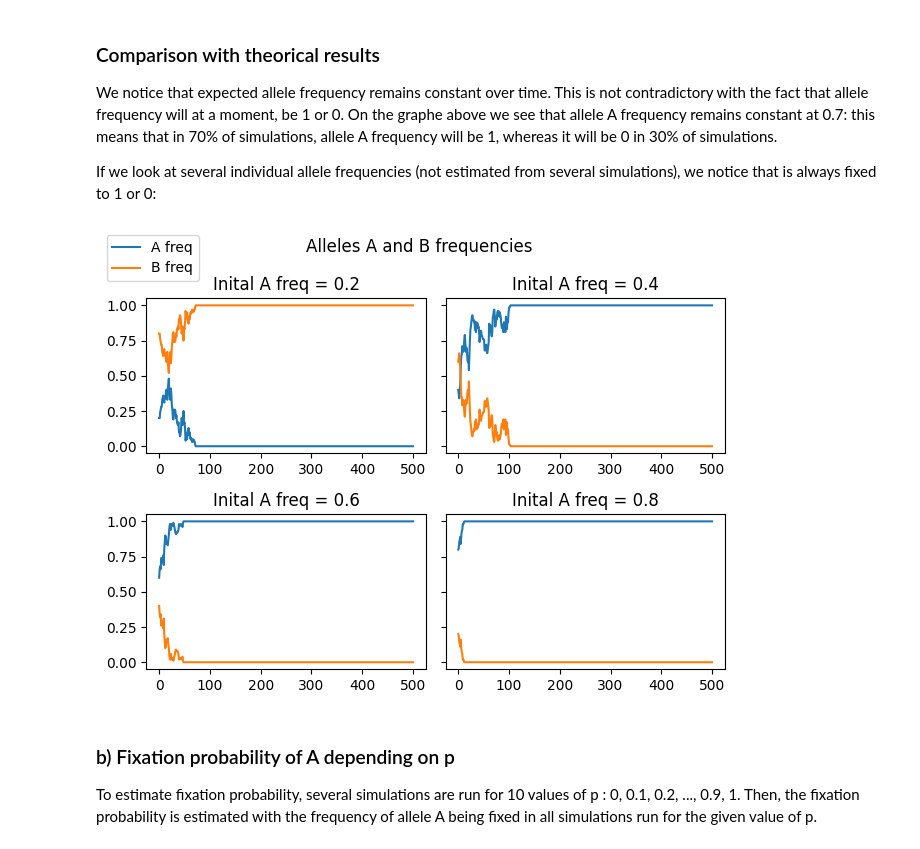
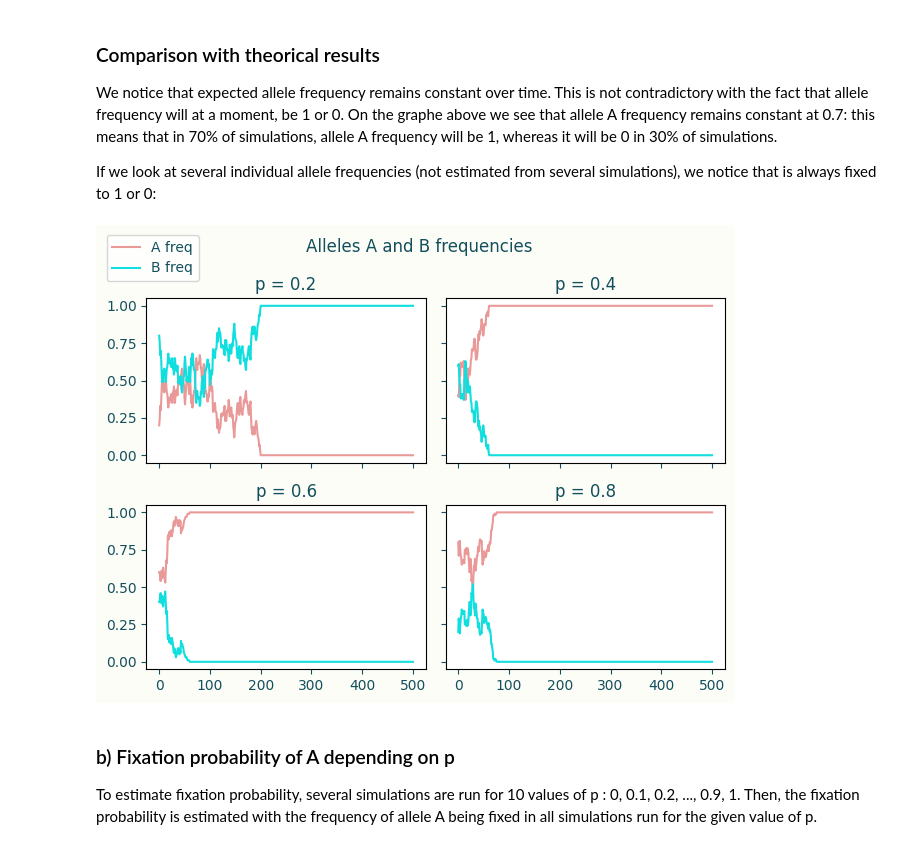
Before and after one commit to ConstensouxAlexis/GPOP, a Jupyter notebook: model.ipynb, the cells around one changed output. Cells and saved outputs as stored; diff of their text form; code cells hidden in the pictures.

```diff
--- a/model.ipynb
+++ b/model.ipynb
@@ -4,6 +4,13 @@ import matplotlib.pyplot as plt
 import numpy as np
 from tqdm import tqdm
 from itertools import combinations
+# %%
+COLOR = '#134f5c'
+matplotlib.rcParams['text.color'] = COLOR
+matplotlib.rcParams['axes.labelcolor'] = COLOR
+matplotlib.rcParams['xtick.color'] = COLOR
+matplotlib.rcParams['ytick.color'] = COLOR
+plt.rcParams['figure.facecolor'] = "#fdfdf8"
 # %% [markdown]
 ## 1) Genetic Drift
 # %%
@@ -156,19 +157,20 @@ We notice that expected allele frequency remains constant over time. This is not
 
 If we look at several individual allele frequencies (not estimated from several simulations), we notice that is always fixed to 1 or 0:
 # %%
-f, axes = plt.subplots(2, 2, sharey=True)
+f, axes = plt.subplots(2, 2, sharey=True, sharex=True)
 (sp1, sp2), (sp3, sp4) = axes[0], axes[1]
 for p, sp in zip([0.2, 0.4, 0.6, 0.8], [sp1, sp2, sp3, sp4]):
     model.update_p(p)
-    A_freq, B_freq = model.genetic_drift_simulation()
-    sp.plot(A_freq, label="A freq")
-    sp.plot(B_freq, label="B freq")
-    sp.set_title(f"Inital A freq = {model.p}")
+    A_freq = model.simulation()
+    B_freq = 1 - np.array(A_freq)
+    sp.plot(A_freq, label="A freq", color="#ea9999")
+    sp.plot(B_freq, label="B freq", color="#11dfdf")
+    sp.set_title(f"p = {model.p}")
 f.legend(["A freq", "B freq"], loc='upper left', bbox_to_anchor=(0, 1), ncol=1)
 f.suptitle("Alleles A and B frequencies")
 f.tight_layout()
 # %% [output]
-[figure, old version]
+[figure, new version]
 # %% [markdown]
 ### b) Fixation probability of A depending on p
 
```
Also changed, not shown: parts of 33 cells of this notebook.
